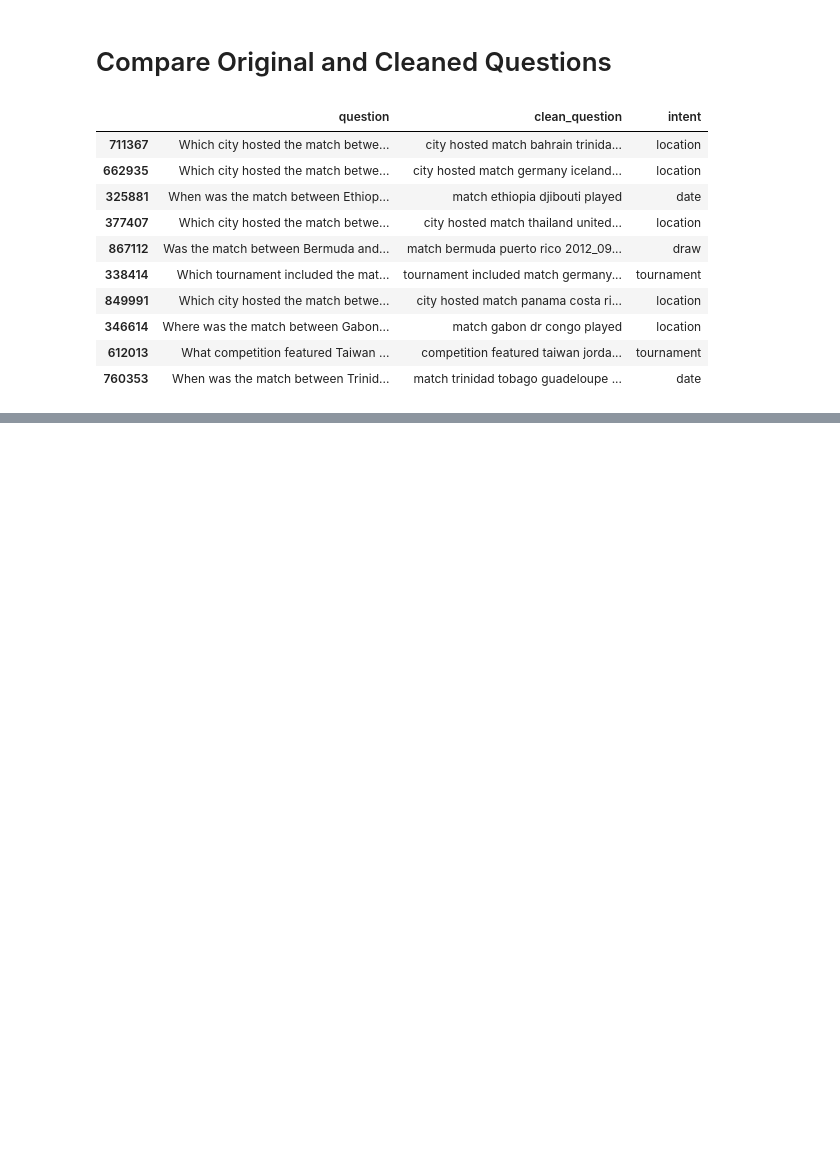
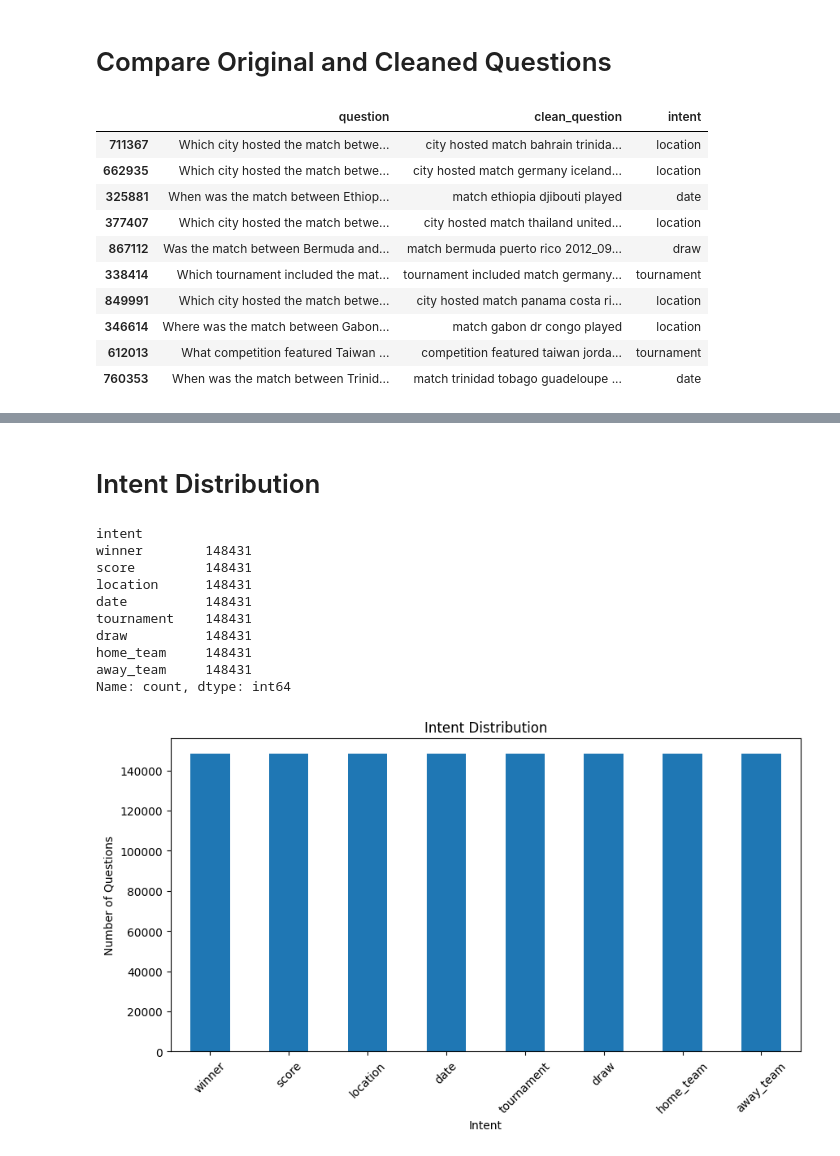
Before and after one commit to eshan14git/football-qa-nlp, a Jupyter notebook: notebooks/Disa_Football_NLQA_Project.ipynb, the cells around one changed output, grey strips where cells are left out. Cells and saved outputs as stored; diff of their text form; code cells hidden in the pictures; blank space fills up the shorter version.

Commit message:
Completed exploratory data analysis for NLP question dataset

```diff
--- a/notebooks/Disa_Football_NLQA_Project.ipynb
+++ b/notebooks/Disa_Football_NLQA_Project.ipynb
@@ -571,0 +617,30 @@ questions_df[
+# %% [markdown]
+# Intent Distribution
+# %%
+intent_counts = questions_df["intent"].value_counts()
+
+print(intent_counts)
+
+plt.figure(figsize=(10,5))
+
+intent_counts.plot(kind="bar")
+
+plt.title("Intent Distribution")
+plt.xlabel("Intent")
+plt.ylabel("Number of Questions")
+
+plt.xticks(rotation=45)
+
+plt.show()
+# %% [output]
+intent
+winner        148431
+score         148431
+location      148431
+date          148431
+tournament    148431
+draw          148431
+home_team     148431
+away_team     148431
+Name: count, dtype: int64
+[figure, added]
```
Also changed, not shown: parts of 21 cells of this notebook.
